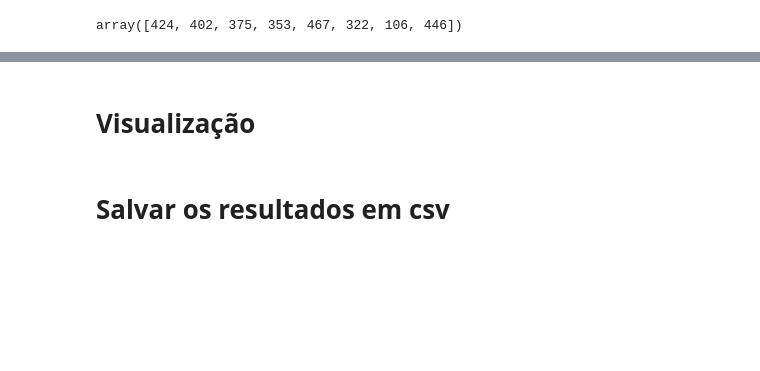
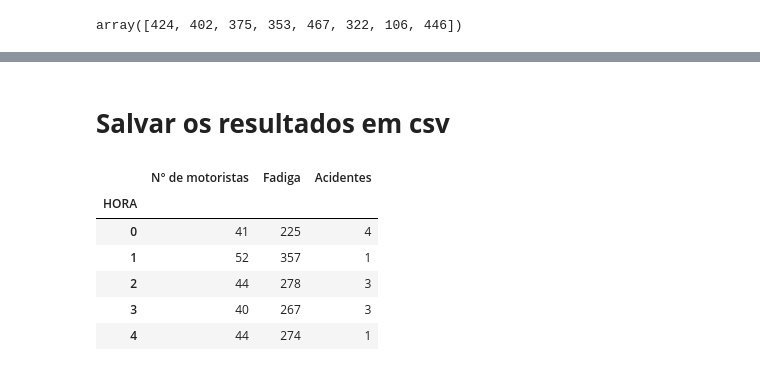
Before and after one commit to Lucas-Buk/IMT, a Jupyter notebook: Tratamento.ipynb, the cells around one changed output, grey strips where cells are left out. Cells and saved outputs as stored; diff of their text form; code cells hidden in the pictures; blank space fills up the shorter version.

```diff
--- a/Tratamento.ipynb
+++ b/Tratamento.ipynb
@@ -1330,5 +1345,3 @@ plot_graphics(y = [counts, counts/c], name = ['Events(raw)', 'Events/Drivers'],
 # %% [output]
 [interactive output not drawn]
-# %% [markdown]
-# **Visualização**
 # %%
@@ -1339,0 +1353,11 @@ dfE3_final.to_csv('E3_final.csv', encoding='utf-8')#, index=False)
+# %%
+df = pd.read_csv('/content/drive/MyDrive/Trabalho/Datasets/E3_final.csv', index_col='HORA')
+df.head()
+# %% [output]
+|  | N° de motoristas | Fadiga | Acidentes |
+| HORA |  |  |  |
+| 0 | 41 | 225 | 4 |
+| 1 | 52 | 357 | 1 |
+| 2 | 44 | 278 | 3 |
+| 3 | 40 | 267 | 3 |
+| 4 | 44 | 274 | 1 |
```
Also changed, not shown: parts of 10 cells of this notebook.
